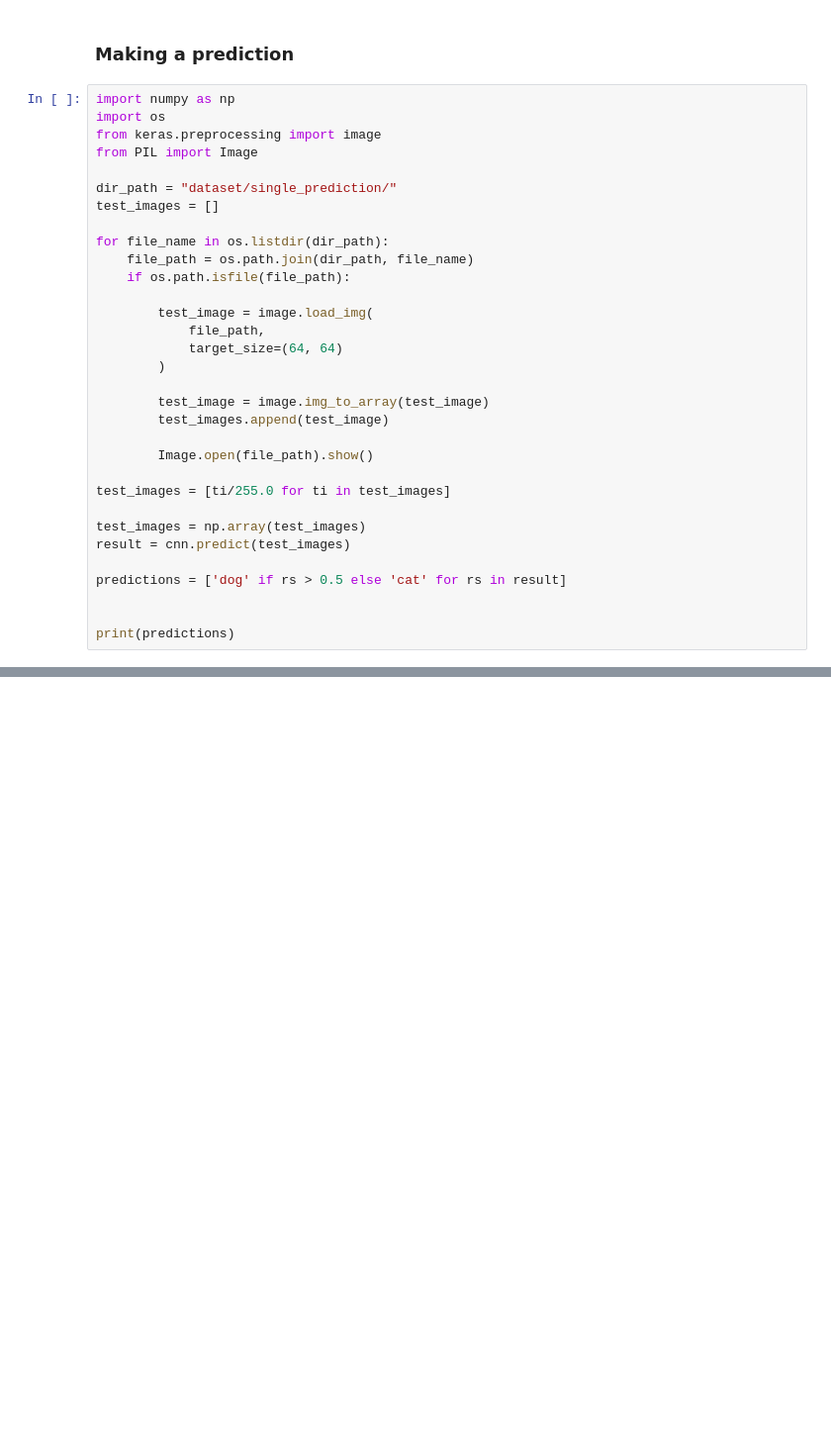
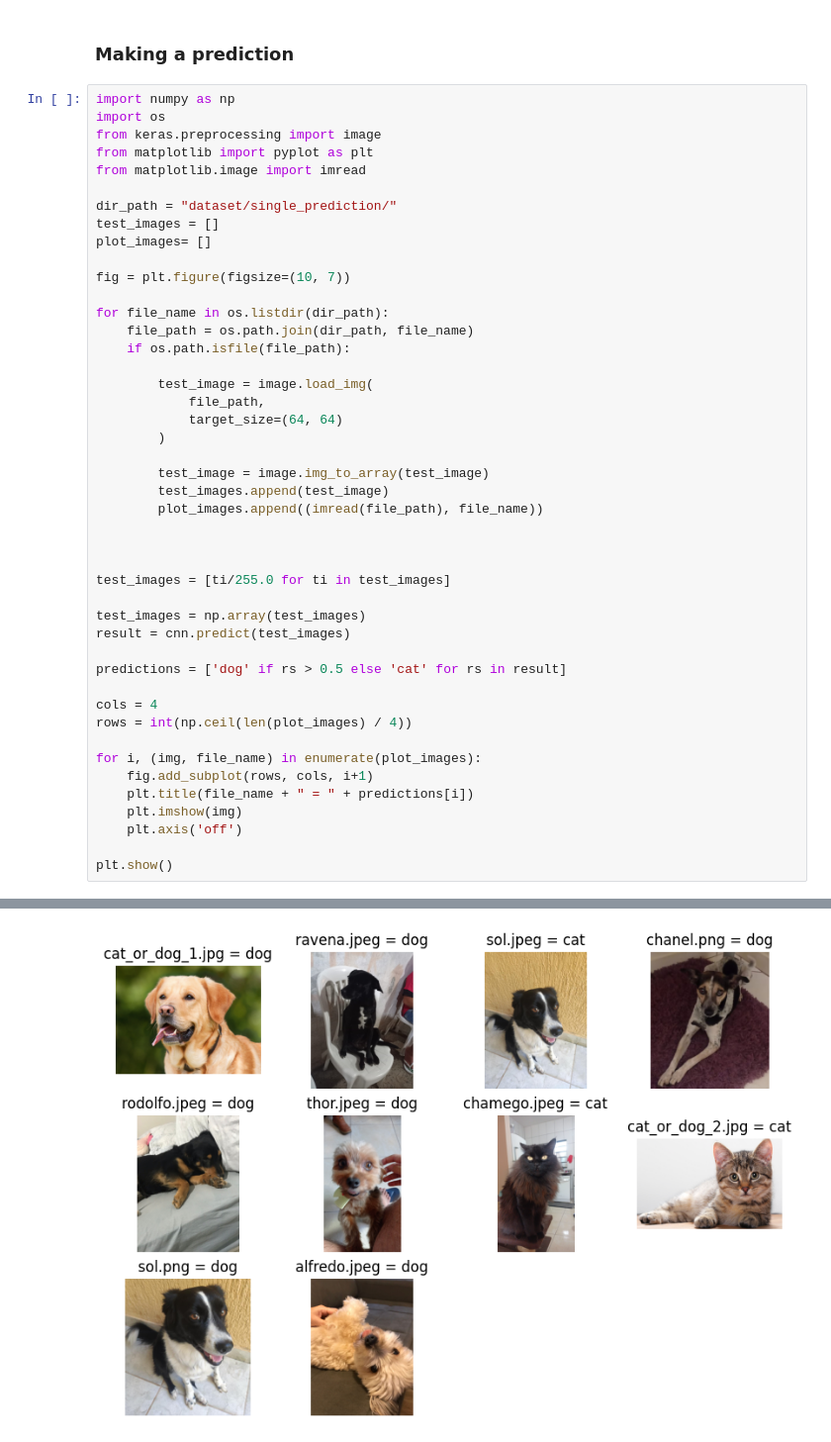
Before and after one commit to guilhermealvesc/deeplearning, a Jupyter notebook: cnn/convolutional_neural_network.ipynb, the cells around one changed output, grey strips where cells are left out. Shown: that part at 99% size. Cells and saved outputs as stored; diff of their text form; blank space fills up the shorter version.

```diff
--- a/cnn/convolutional_neural_network.ipynb
+++ b/cnn/convolutional_neural_network.ipynb
@@ -155,10 +149,14 @@ cnn = tf.keras.models.load_model('trained/dogcat.keras')
 import numpy as np
 import os
 from keras.preprocessing import image
-from PIL import Image
+from matplotlib import pyplot as plt
+from matplotlib.image import imread
 
 dir_path = "dataset/single_prediction/"
 test_images = []
+plot_images= []
+
+fig = plt.figure(figsize=(10, 7))
 
 for file_name in os.listdir(dir_path):
     file_path = os.path.join(dir_path, file_name)
@@ -171,8 +169,9 @@ for file_name in os.listdir(dir_path):
 
         test_image = image.img_to_array(test_image)
         test_images.append(test_image)
+        plot_images.append((imread(file_path), file_name))
 
-        Image.open(file_path).show()
+
 
 test_images = [ti/255.0 for ti in test_images]
 
@@ -181,6 +180,14 @@ result = cnn.predict(test_images)
 
 predictions = ['dog' if rs > 0.5 else 'cat' for rs in result]
 
+cols = 4
+rows = int(np.ceil(len(plot_images) / 4))
 
-print(predictions)
+for i, (img, file_name) in enumerate(plot_images):
+    fig.add_subplot(rows, cols, i+1)
+    plt.title(file_name + " = " + predictions[i])
+    plt.imshow(img)
+    plt.axis('off')
+
+plt.show()
 # %% [output]
@@ -206,0 +195 @@ print(predictions)
+[figure, added]
```
Also changed, not shown: parts of 2 cells of this notebook, 3 other files.
